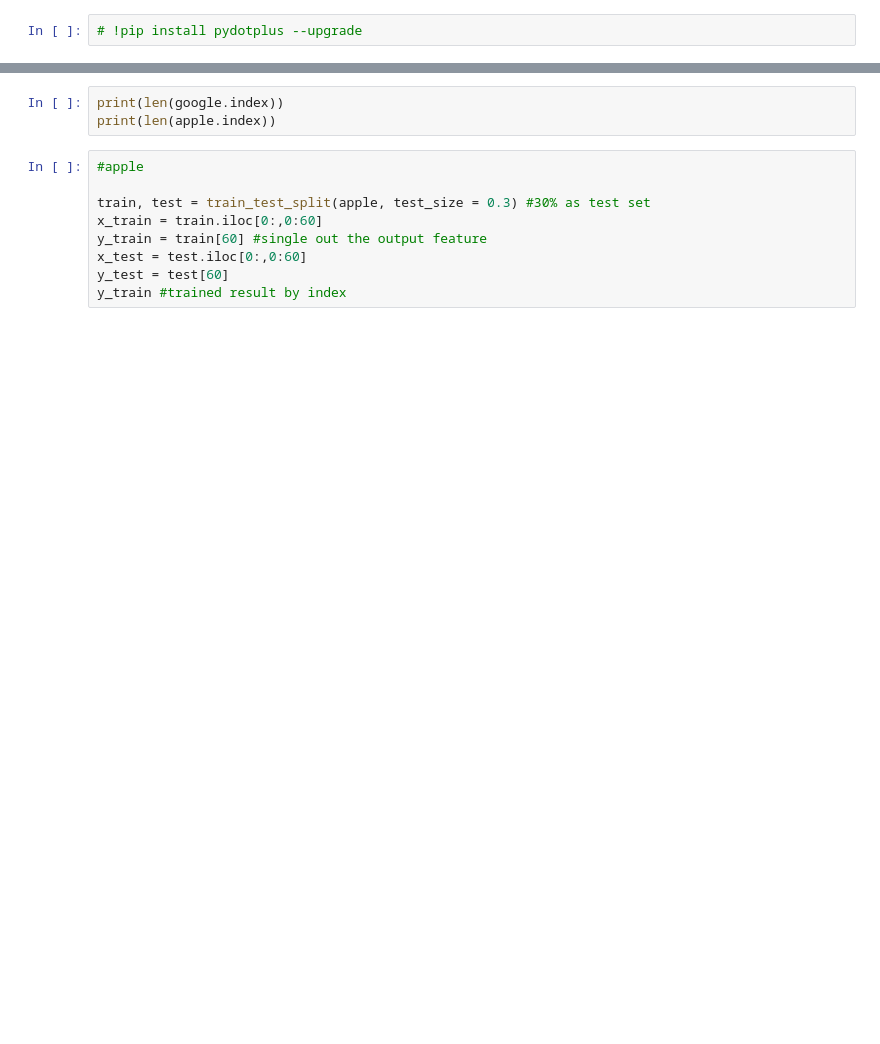
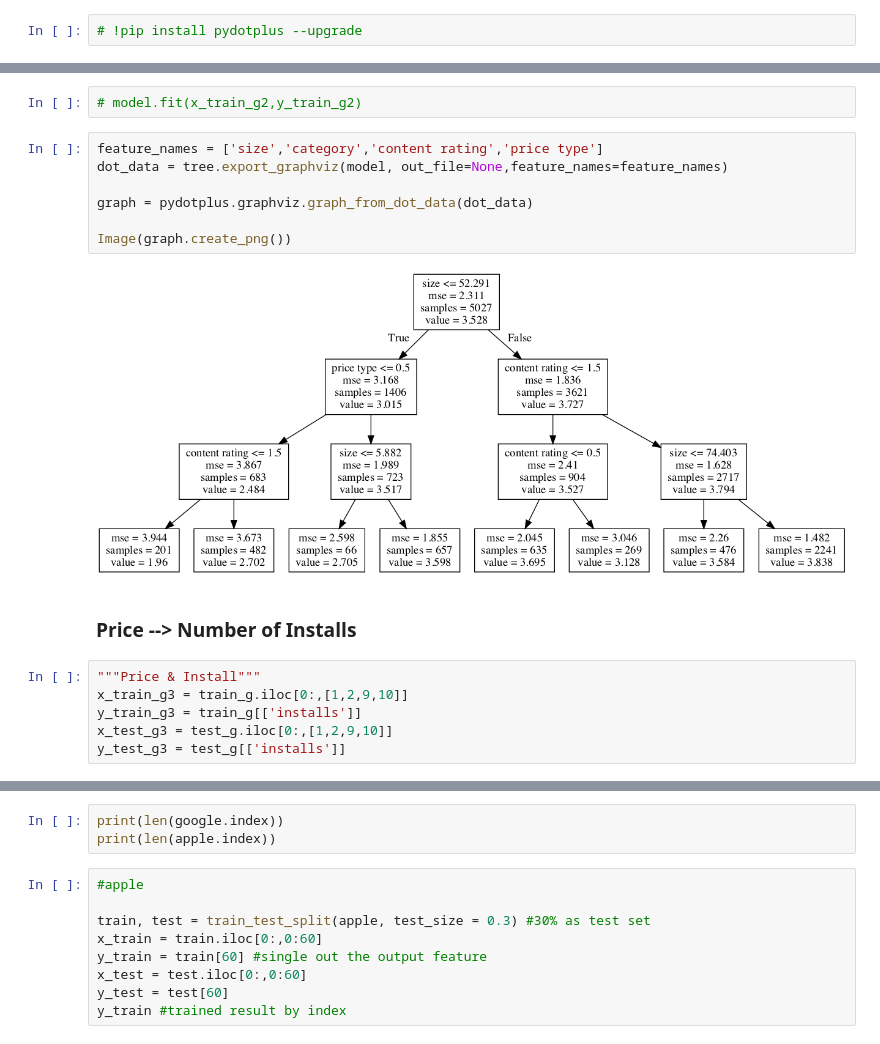
Before and after one commit to claireyyf/DA-Project, a Jupyter notebook: Machine Learning.ipynb, the cells around one changed output, grey strips where cells are left out. Cells and saved outputs as stored; diff of their text form; blank space fills up the shorter version.

```diff
--- a/Machine Learning.ipynb
+++ b/Machine Learning.ipynb
@@ -148,0 +380,19 @@ Image(graph.create_png())
+# %%
+# model.fit(x_train_g2,y_train_g2)
+# %%
+feature_names = ['size','category','content rating','price type']
+dot_data = tree.export_graphviz(model, out_file=None,feature_names=feature_names)
+
+graph = pydotplus.graphviz.graph_from_dot_data(dot_data)
+
+Image(graph.create_png())
+# %% [output]
+[figure, added]
+# %% [markdown]
+<h3>Price --> Number of Installs</h3>
+# %%
+"""Price & Install"""
+x_train_g3 = train_g.iloc[0:,[1,2,9,10]]
+y_train_g3 = train_g[['installs']]
+x_test_g3 = test_g.iloc[0:,[1,2,9,10]]
+y_test_g3 = test_g[['installs']]
```
Also changed, not shown: parts of 52 cells of this notebook, 1 other file.
